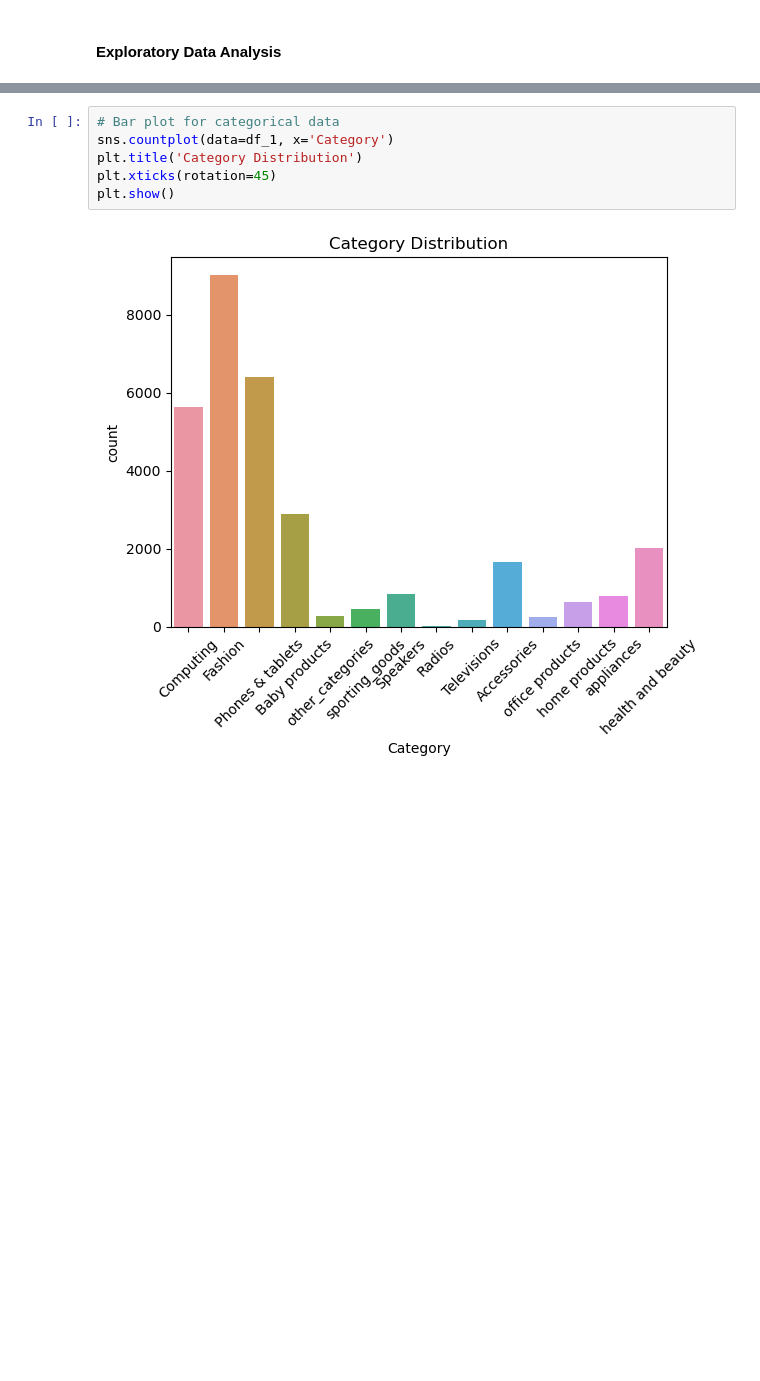
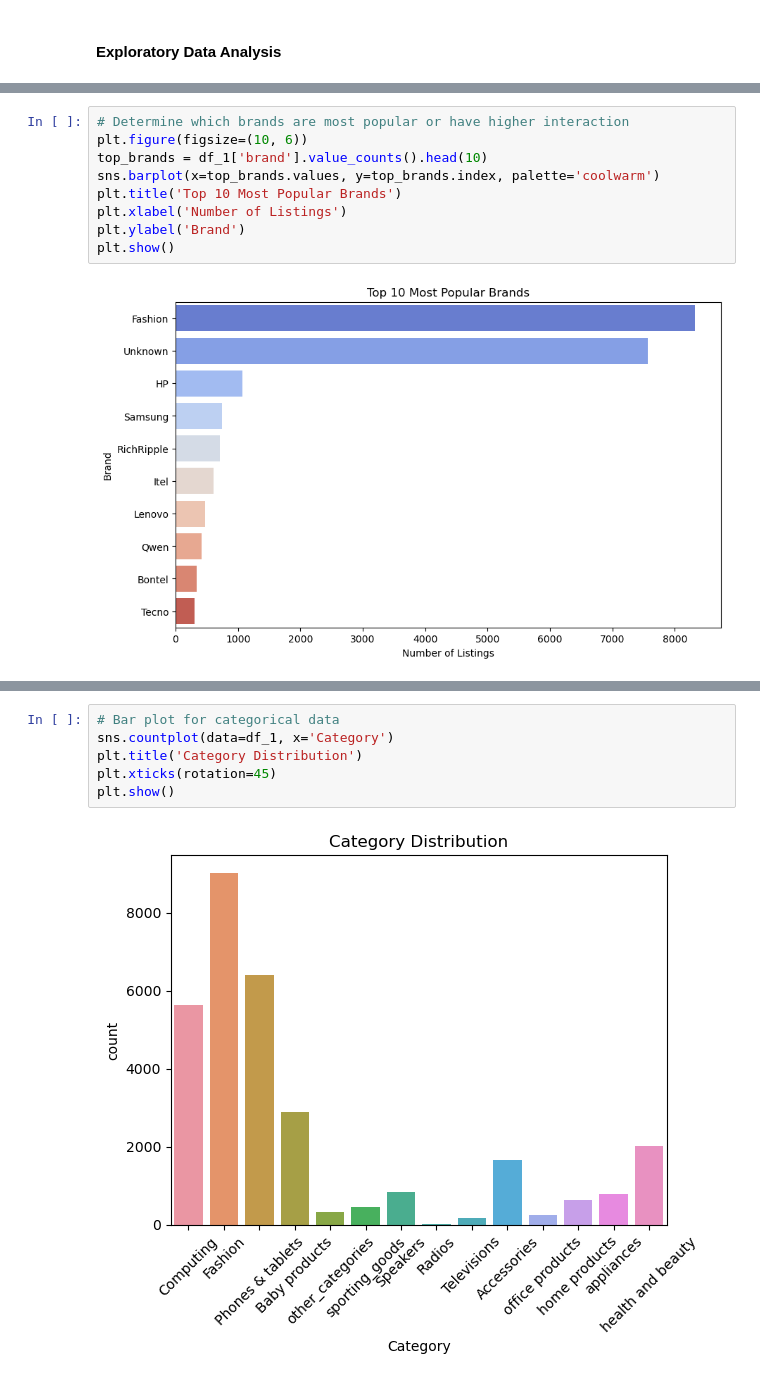
Before and after one commit to joakimTI/JUMIA-PRODUCTS-RECOMMENDATION-AND-PRODUCT-REVIEW-SYSTEM, a Jupyter notebook: index.ipynb, the cells around one changed output, grey strips where cells are left out. Drawn from its saved outputs; the diff is of its cells as text; blank space fills up the shorter version.

```diff
--- a/index.ipynb
+++ b/index.ipynb
@@ -364,0 +393,11 @@ df_1.shape
+# %%
+# Determine which brands are most popular or have higher interaction
+plt.figure(figsize=(10, 6))
+top_brands = df_1['brand'].value_counts().head(10)
+sns.barplot(x=top_brands.values, y=top_brands.index, palette='coolwarm')
+plt.title('Top 10 Most Popular Brands')
+plt.xlabel('Number of Listings')
+plt.ylabel('Brand')
+plt.show()
+# %% [output]
+[figure, added]
```
Also changed, not shown: parts of 32 cells of this notebook, 1 other file.
